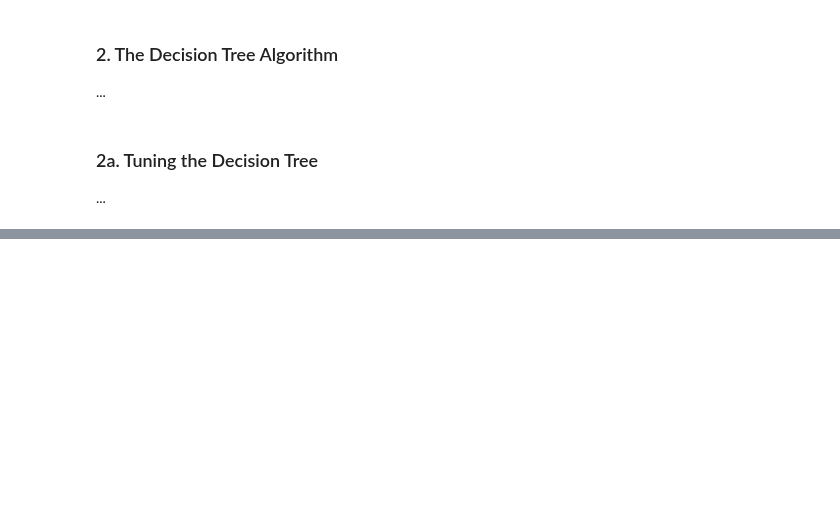
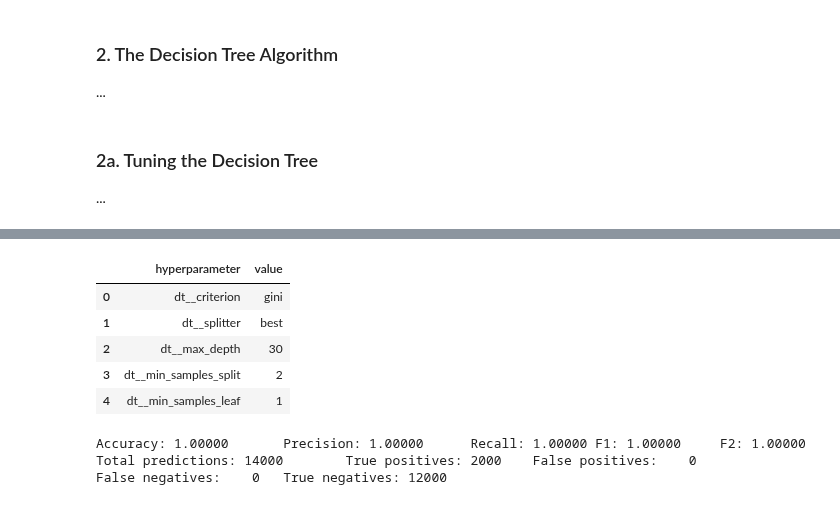
Before and after one commit to marty-vanhoof/Identifying_Fraud_from_Enron_Data, a Jupyter notebook: enron_report.ipynb, the cells around one changed output, grey strips where cells are left out. Saved outputs shown, nothing was run; the diff lists cells and outputs as text; code cells hidden in the pictures; blank space fills up the shorter version.

```diff
--- a/enron_report.ipynb
+++ b/enron_report.ipynb
@@ -690,0 +736,12 @@ def tune_dt_clf(f_list, scaling=True):
+# %%
+display_model_results(dt_clf, dt_grid)
+# %% [output]
+|  | hyperparameter | value |
+| 0 | dt__criterion | gini |
+| 1 | dt__splitter | best |
+| 2 | dt__max_depth | 30 |
+| 3 | dt__min_samples_split | 2 |
+| 4 | dt__min_samples_leaf | 1 |
+Accuracy: 1.00000       Precision: 1.00000      Recall: 1.00000 F1: 1.00000     F2: 1.00000
+Total predictions: 14000        True positives: 2000    False positives:    0
+False negatives:    0   True negatives: 12000
```
Also changed, not shown: parts of 7 cells of this notebook.
